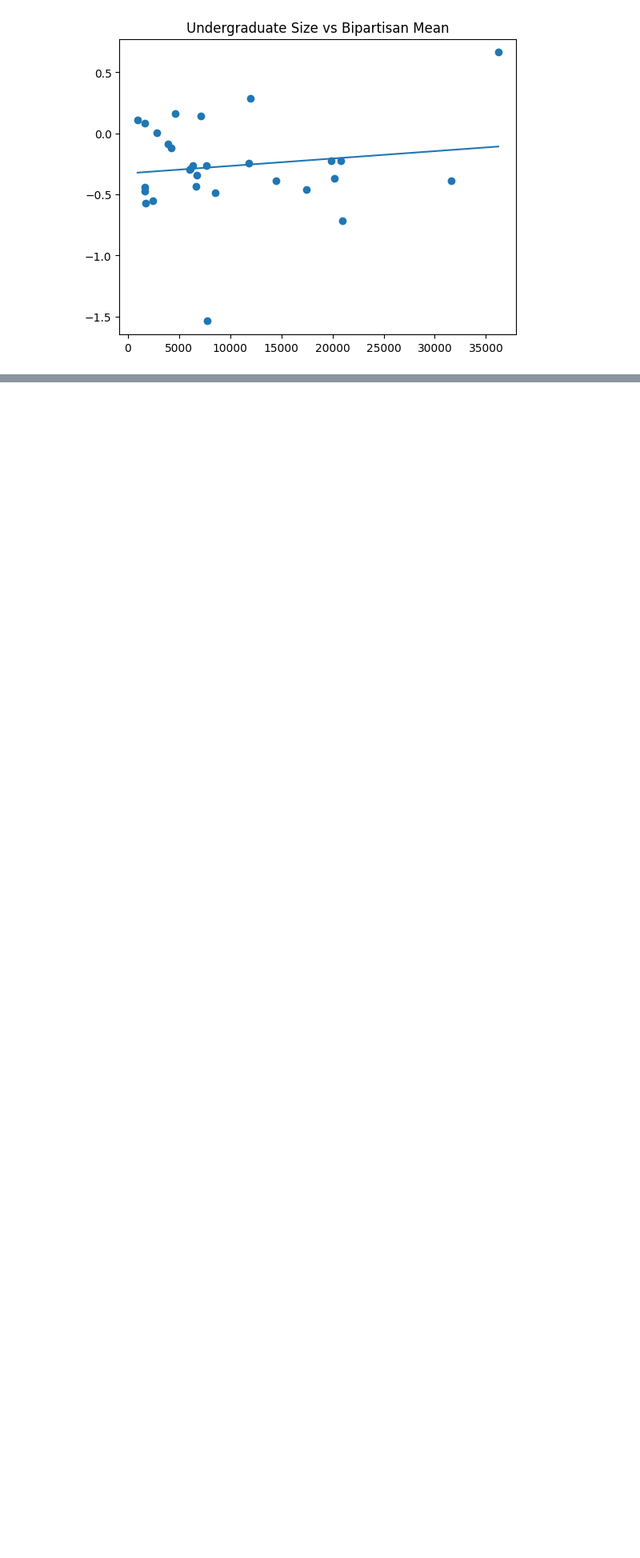
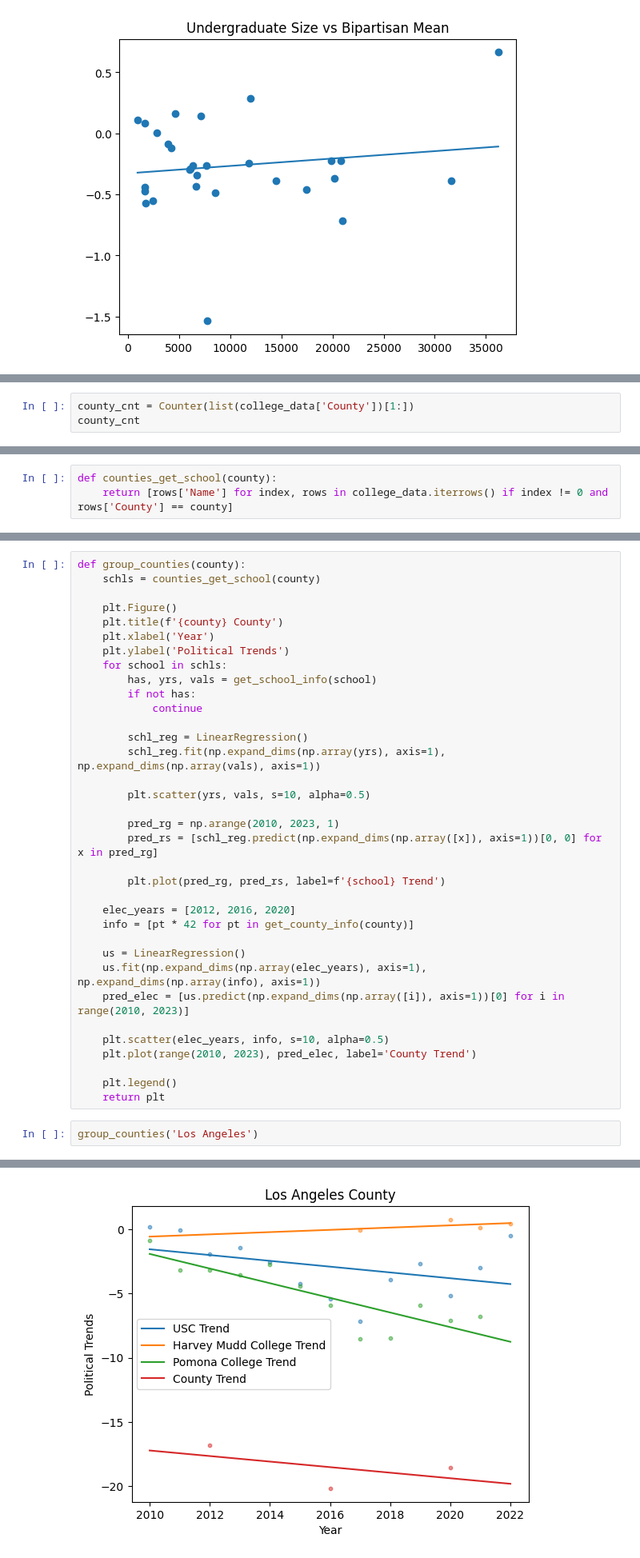
Before and after one commit to theodoremui/diversity-colleges, a Jupyter notebook: notebooks/investigation/College Data.ipynb, the cells around one changed output, grey strips where cells are left out. Shown at 80% size. Drawn from its saved outputs; the diff is of its cells as text; blank space fills up the shorter version.

Commit message:
add aggregate counties

```diff
--- a/notebooks/investigation/College Data.ipynb
+++ b/notebooks/investigation/College Data.ipynb
@@ -192,0 +197,3 @@ plt.show()
+# %%
+county_cnt = Counter(list(college_data['County'])[1:])
+county_cnt
@@ -192,0 +228,3 @@ plt.show()
+# %%
+def counties_get_school(county):
+    return [rows['Name'] for index, rows in college_data.iterrows() if index != 0 and rows['County'] == county]
@@ -192,0 +269,38 @@ plt.show()
+# %%
+def group_counties(county):
+    schls = counties_get_school(county)
+
+    plt.Figure()
+    plt.title(f'{county} County')
+    plt.xlabel('Year')
+    plt.ylabel('Political Trends')
+    for school in schls:
+        has, yrs, vals = get_school_info(school)
+        if not has:
+            continue
+
+        schl_reg = LinearRegression()
+        schl_reg.fit(np.expand_dims(np.array(yrs), axis=1), np.expand_dims(np.array(vals), axis=1))
+
+        plt.scatter(yrs, vals, s=10, alpha=0.5)
+
+        pred_rg = np.arange(2010, 2023, 1)
+        pred_rs = [schl_reg.predict(np.expand_dims(np.array([x]), axis=1))[0, 0] for x in pred_rg]
+
+        plt.plot(pred_rg, pred_rs, label=f'{school} Trend')
+
+    elec_years = [2012, 2016, 2020]
+    info = [pt * 42 for pt in get_county_info(county)]
+
+    us = LinearRegression()
+    us.fit(np.expand_dims(np.array(elec_years), axis=1), np.expand_dims(np.array(info), axis=1))
+    pred_elec = [us.predict(np.expand_dims(np.array([i]), axis=1))[0] for i in range(2010, 2023)]
+
+    plt.scatter(elec_years, info, s=10, alpha=0.5)
+    plt.plot(range(2010, 2023), pred_elec, label='County Trend')
+
+    plt.legend()
+    return plt
+# %%
+group_counties('Los Angeles')
+# %% [output]
@@ -192,0 +308 @@ plt.show()
+[figure, added]
```
Also changed, not shown: parts of 10 cells of this notebook.
